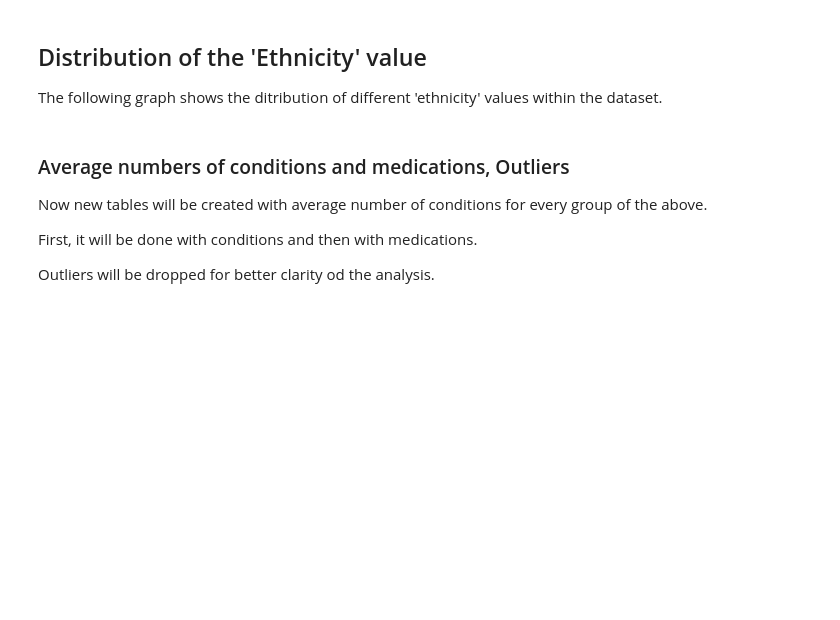
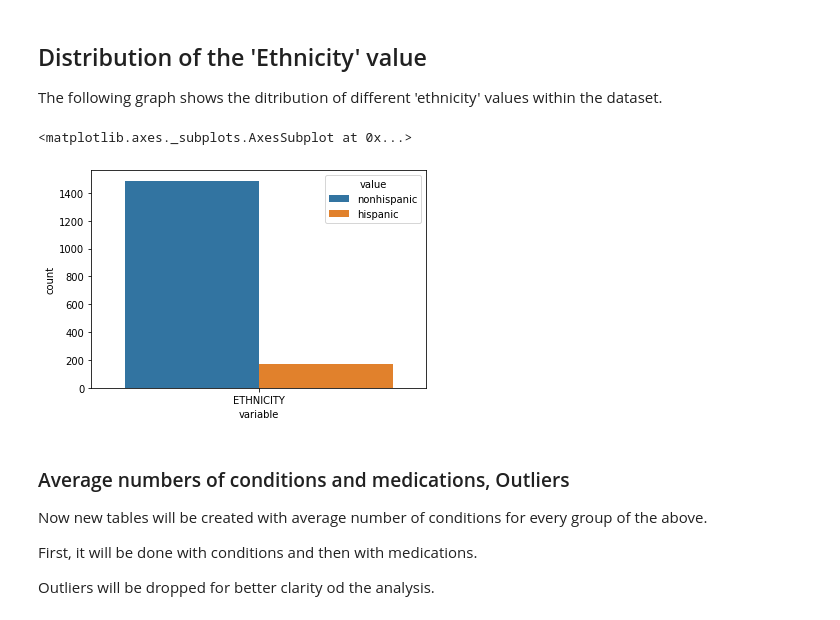
Before and after one commit to Fuenfgeld/DMA2023TeamC, a Jupyter notebook: Datenbank/EDA.ipynb, the cells around one changed output. Cells and saved outputs as stored; diff of their text form; code cells hidden in the pictures; blank space fills up the shorter version.

Commit message:
#31 eine Grafik war mit falschen Daten versehen (Distribution of the 'ethinicity' value)

```diff
--- a/Datenbank/EDA.ipynb
+++ b/Datenbank/EDA.ipynb
@@ -303,7 +568,10 @@ sns.countplot(x="variable", hue= "value", data=pd.melt(df[["RACE"]]))
 The following graph shows the ditribution of different 'ethnicity' values within the dataset.
 # %%
 # distribution of RACE attribute
-sns.countplot(x="variable", hue= "value", data=pd.melt(df[["RACE"]]))
+sns.countplot(x="variable", hue= "value", data=pd.melt(df[["ETHNICITY"]]))
+# %% [output]
+<matplotlib.axes._subplots.AxesSubplot at 0x...>
+[figure, added]
 # %% [markdown]
 ### Average numbers of conditions and medications, Outliers
 Now new tables will be created with average number of conditions for every group of the above.
```
Also changed, not shown: parts of 53 cells of this notebook.
